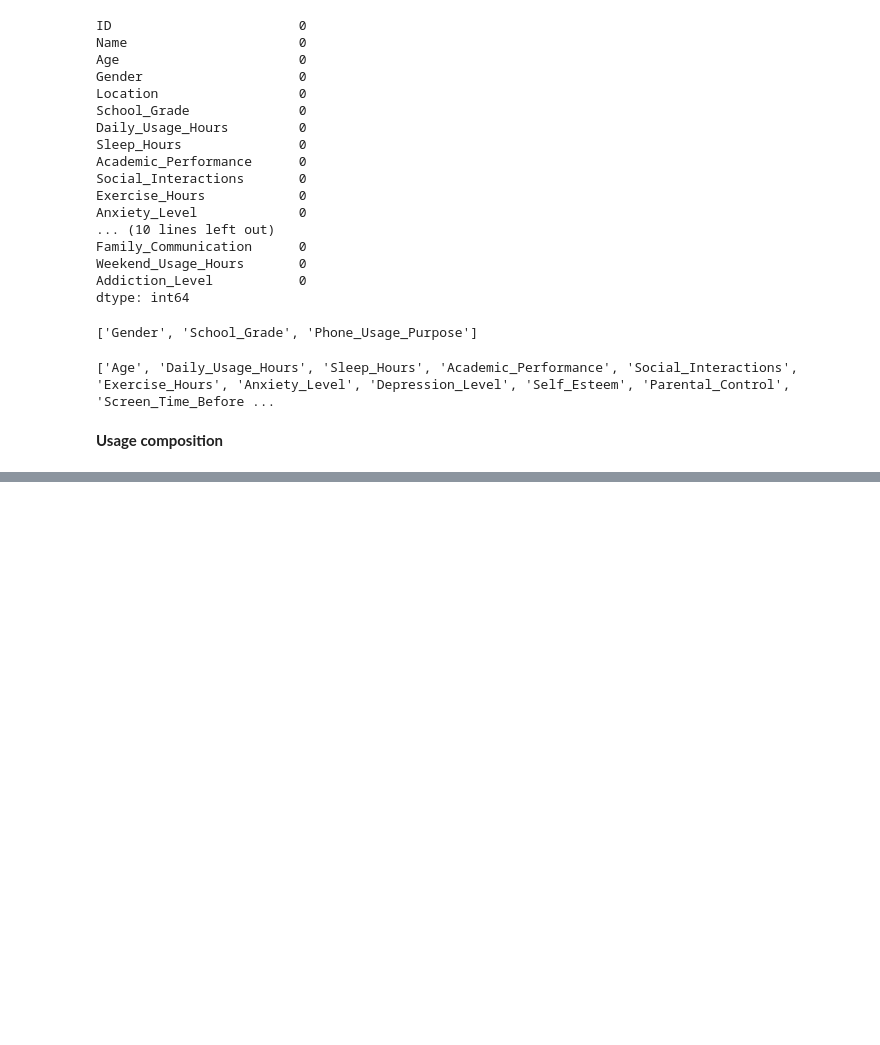
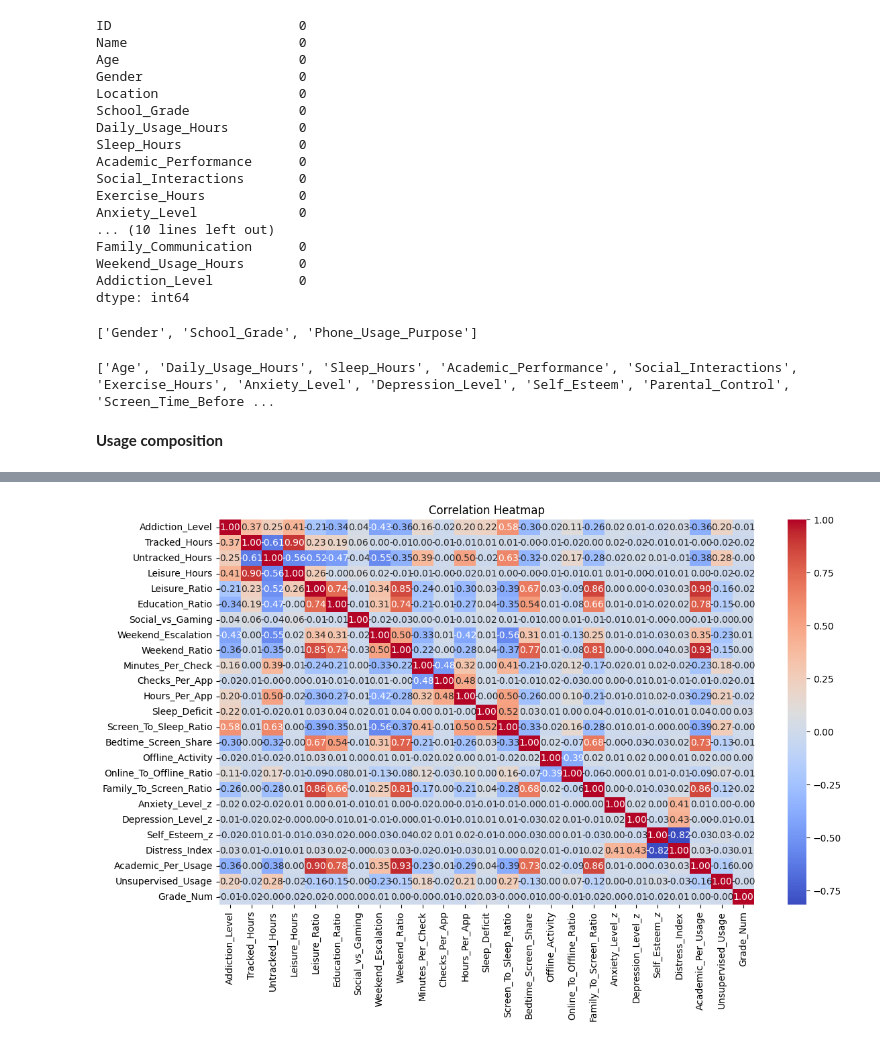
Before and after one commit to Superkai017/Smartphone-Addiction-Warning-System-Rebuild-, a Jupyter notebook: notebook/preprocessed.ipynb, the cells around one changed output, grey strips where cells are left out. Drawn from its saved outputs; the diff is of its cells as text; code cells hidden in the pictures; blank space fills up the shorter version.

```diff
--- a/notebook/preprocessed.ipynb
+++ b/notebook/preprocessed.ipynb
@@ -95,0 +121,4 @@ df['Social_vs_Gaming'] = df['Time_on_Social_Media'] - df['Time_on_Gaming']  # us
+# %%
+for c in ['Anxiety_Level', 'Depression_Level', 'Self_Esteem']:
+    df[f'{c}_z'] = (df[c] - df[c].mean()) / df[c].std()
+df['Distress_Index'] = df[['Anxiety_Level_z', 'Depression_Level_z']].mean(axis=1) - df['Self_Esteem_z']
@@ -95,0 +127,28 @@ df['Social_vs_Gaming'] = df['Time_on_Social_Media'] - df['Time_on_Gaming']  # us
+# %%
+df['Academic_Per_Usage'] = df['Academic_Performance'] / df['Daily_Usage_Hours'].replace(0, np.nan)
+df['Unsupervised_Usage'] = df['Daily_Usage_Hours'] * (1 - df['Parental_Control'])  # Parental_Control is 0/1
+df['Grade_Num'] = df['School_Grade'].str.extract(r'(\d+)').astype(int)  # ordinal, better than one-hot
+# %%
+raw_col = ['Age',
+ 'Gender',
+ 'School_Grade',
+ 'Daily_Usage_Hours',
+ 'Sleep_Hours',
+ 'Academic_Performance',
+ 'Social_Interactions',
+ 'Exercise_Hours',
+ 'Anxiety_Level',
+ 'Depression_Level',
+ 'Self_Esteem',
+ 'Parental_Control',
+ 'Screen_Time_Before_Bed',
+ 'Phone_Checks_Per_Day',
+ 'Apps_Used_Daily',
+ 'Time_on_Social_Media',
+ 'Time_on_Gaming',
+ 'Time_on_Education',
+ 'Phone_Usage_Purpose',
+ 'Family_Communication',
+ 'Weekend_Usage_Hours']
+# %%
+df.drop(columns=raw_col, inplace=True)
@@ -95,0 +171,8 @@ df['Social_vs_Gaming'] = df['Time_on_Social_Media'] - df['Time_on_Gaming']  # us
+# %%
+plt.figure(figsize=(12, 8))
+plt.title('Correlation Heatmap')
+sns.heatmap(df.corr(), annot=True, fmt=".2f", cmap='coolwarm', cbar=True)
+plt.tight_layout()
+plt.show()
+# %% [output]
+[figure, added]
```
Also changed, not shown: parts of 13 cells of this notebook, 4 other files.
